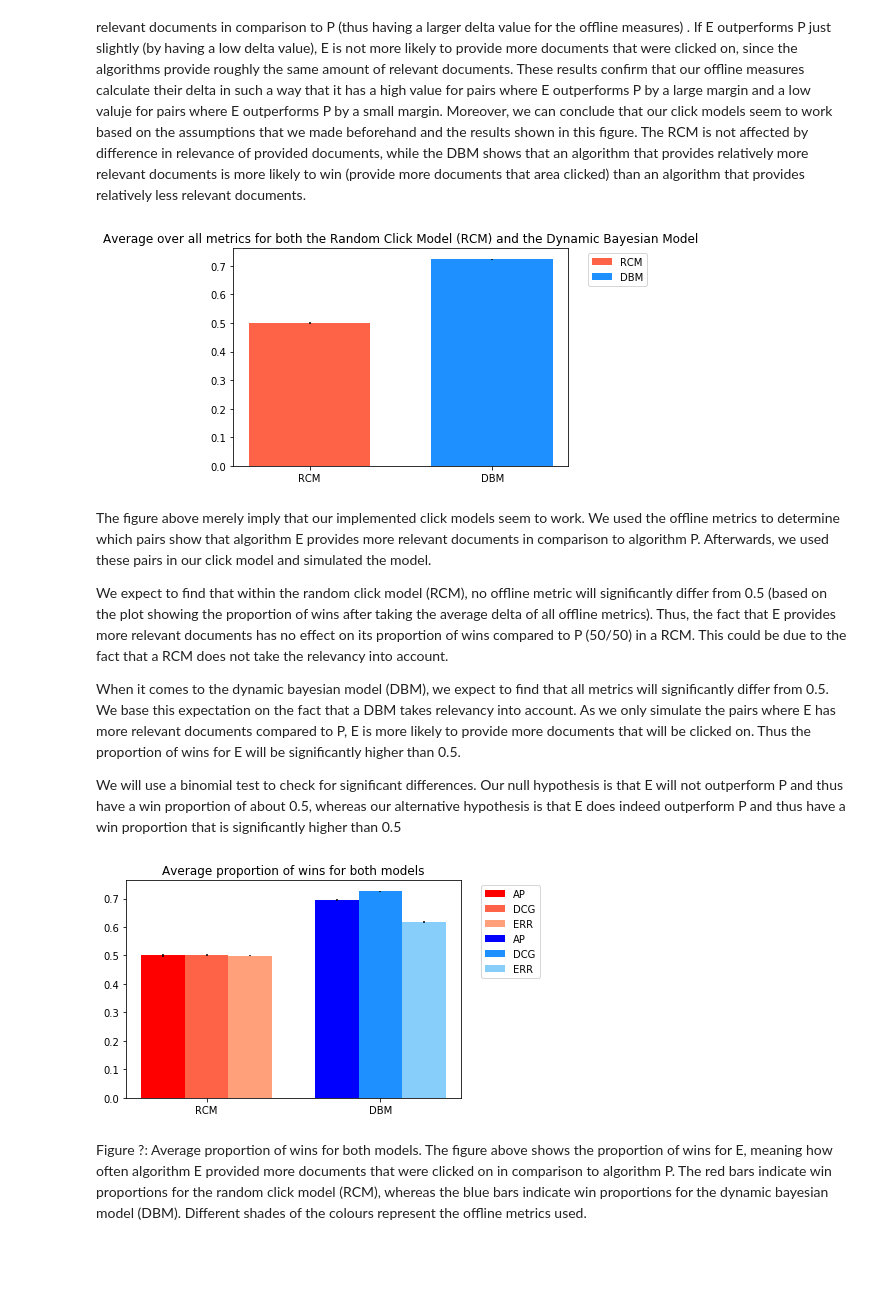
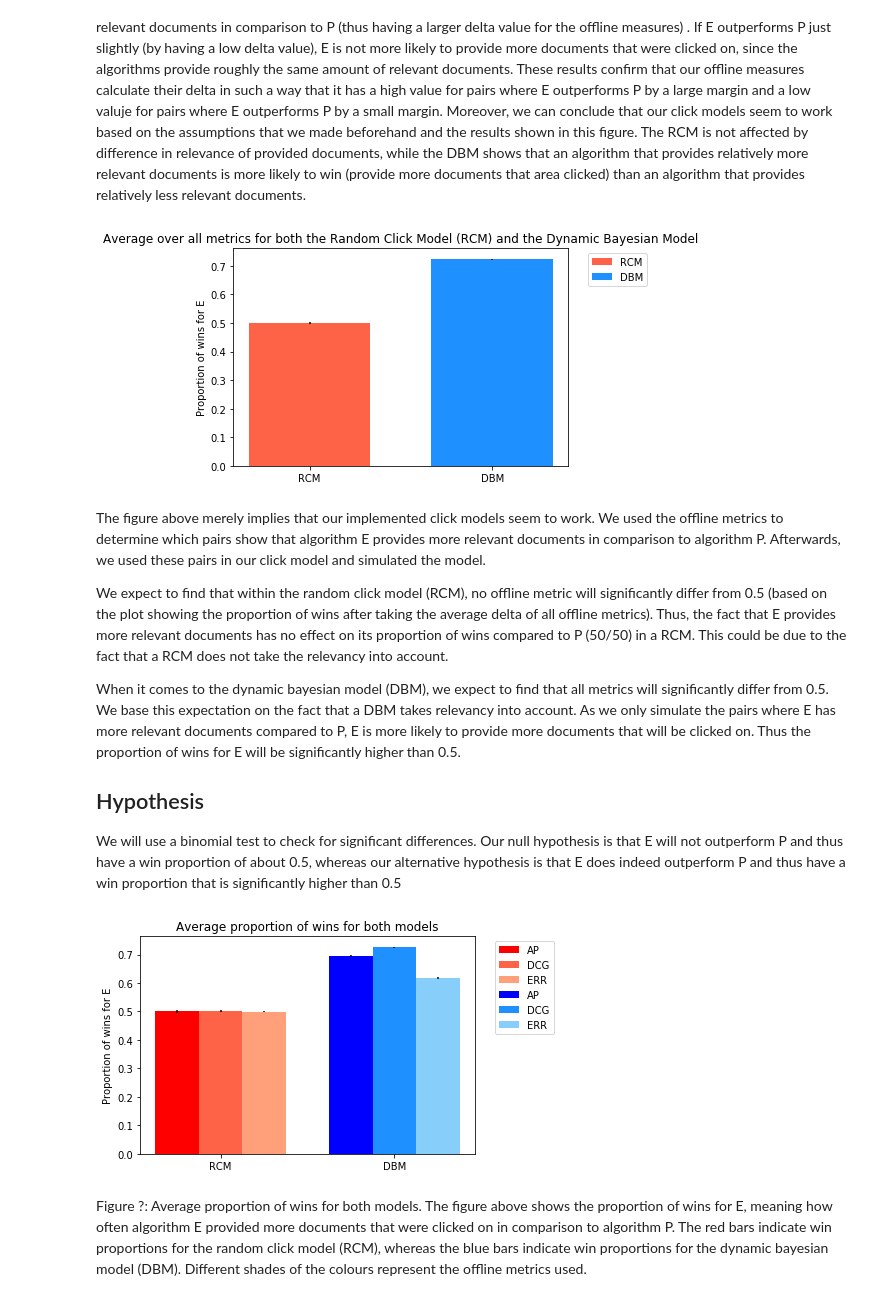
Before and after one commit to ArendvD/IR1, a Jupyter notebook: Project1/10557520-10521933-10615199-hw1.ipynb, the cells around one changed output. Cells and saved outputs as stored; diff of their text form; code cells hidden in the pictures; blank space fills up the shorter version.

```diff
--- a/Project1/10557520-10521933-10615199-hw1.ipynb
+++ b/Project1/10557520-10521933-10615199-hw1.ipynb
@@ -680,6 +683,7 @@ for i in range(len(x)):
 
 ind = (1,1.75)
 plt.xticks(ind, x)
+plt.ylabel('Proportion of wins for E')
 ax.set_xticklabels(names)
 
 leg = ax.legend(names, loc = 'upper right')
@@ -696,14 +700,16 @@ leg.set_bbox_to_anchor(bb, transform = ax.transAxes)
 
 plt.show()
 # %% [output]
-[figure, old version]
+[figure, new version]
 # %% [markdown]
-The figure above merely imply that our implemented click models seem to work. We used the offline metrics to determine which pairs show that algorithm E provides more relevant documents in comparison to algorithm P. Afterwards, we used these pairs in our click model and simulated the model.
+The figure above merely implies that our implemented click models seem to work. We used the offline metrics to determine which pairs show that algorithm E provides more relevant documents in comparison to algorithm P. Afterwards, we used these pairs in our click model and simulated the model.
 
 We expect to find that within the random click model (RCM), no offline metric will significantly differ from 0.5 (based on the plot showing the proportion of wins after taking the average delta of all offline metrics). Thus, the fact that E provides more relevant documents has no effect on its proportion of wins compared to P (50/50) in a RCM. This could be due to the fact that a RCM does not take the relevancy into account.
 
 When it comes to the dynamic bayesian model (DBM), we expect to find that all metrics will significantly differ from 0.5. We base this expectation on the fact that a DBM takes relevancy into account. As we only simulate the pairs where E has more relevant documents compared to P, E is more likely to provide more documents that will be clicked on. Thus the proportion of wins for E will be significantly higher than 0.5.
 
+## Hypothesis
+
 We will use a binomial test to check for significant differences. Our null hypothesis is that E will not outperform P and thus have a win proportion of about 0.5, whereas our alternative hypothesis is that E does indeed outperform P and thus have a win proportion that is significantly higher than 0.5
 # %%
 ##### PLOTS FOR EACH METRIC #####
@@ -734,34 +740,35 @@ ax = plt.gca()
 
 #x = range(1, 7)
 x = (2,2,2,4,4,4)
 y = (avg_AP_RCM, avg_DCG_RCM, avg_ERR_RCM, avg_AP_DBM, avg_DCG_DBM, avg_ERR_DBM)
 z = (stdev_AP_RCM, stdev_DCG_RCM, stdev_ERR_RCM, stdev_AP_DBM, stdev_DCG_DBM, stdev_ERR_DBM)
 names_leg = ('AP', 'DCG', 'ERR', 'AP', 'DCG', 'ERR')
 names = ('RCM', 'DBM')
 clr = ('r', 'tomato', 'lightsalmon', 'b', 'dodgerblue', 'lightskyblue')
 sides = (0.5, 0, -0.5, 0.5, 0, -0.5)
 for i in range(len(x)):
     plt.bar(x[i]-sides[i], y[i], width=0.5, color = clr[i], yerr = z[i], align="center")
 
 ind = (2,4)
 plt.xticks(ind, x)
+plt.ylabel('Proportion of wins for E')
 ax.set_xticklabels(names)
 
 leg = ax.legend(names_leg, loc = 'upper right')
 ax.set_title('Average proportion of wins for both models')
 
 # Get the bounding box of the original legend
 bb = leg.get_bbox_to_anchor().inverse_transformed(ax.transAxes)
 
 # Change the location of the legend.
 xOffset = 0.25
 bb.x0 += xOffset
 bb.x1 += xOffset
 leg.set_bbox_to_anchor(bb, transform = ax.transAxes)
 
 plt.show()
 # %% [output]
-[figure, old version]
+[figure, new version]
 # %% [markdown]
 Figure ?: Average proportion of wins for both models. The figure above shows the proportion of wins for E, meaning how often algorithm E provided more documents that were clicked on in comparison to algorithm P. The red bars indicate win proportions for the random click model (RCM), whereas the blue bars indicate win proportions for the dynamic bayesian model (DBM). Different shades of the colours represent the offline metrics used.
 # %% [markdown]
```
Also changed, not shown: parts of 6 cells of this notebook.
